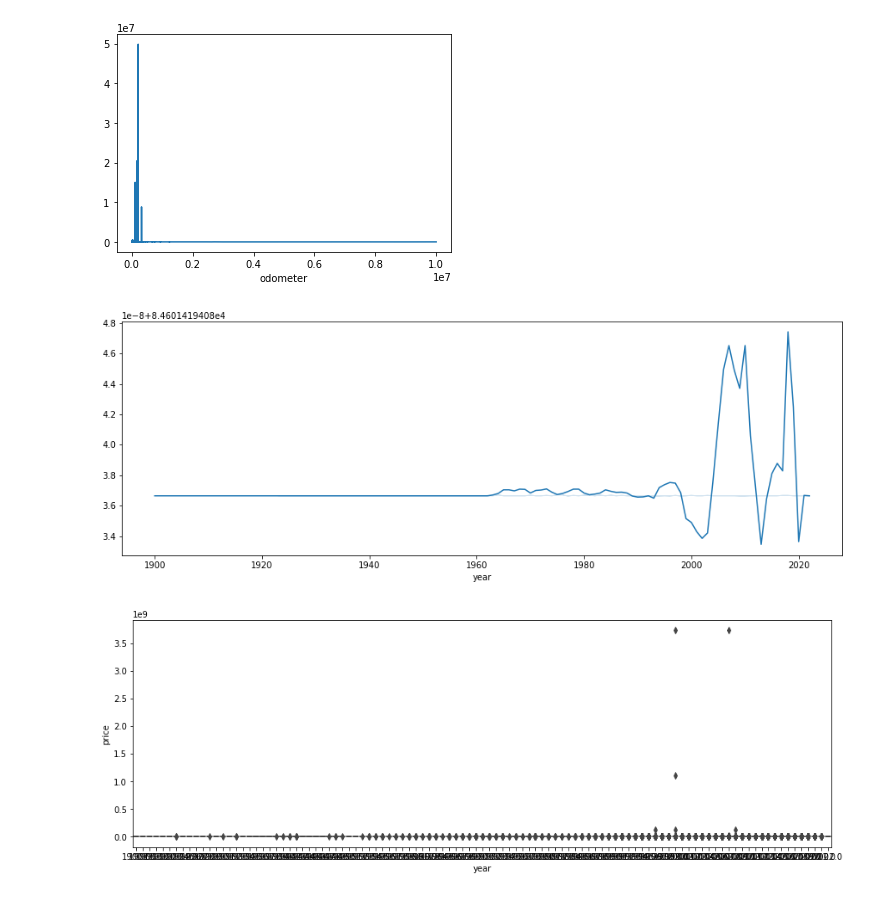
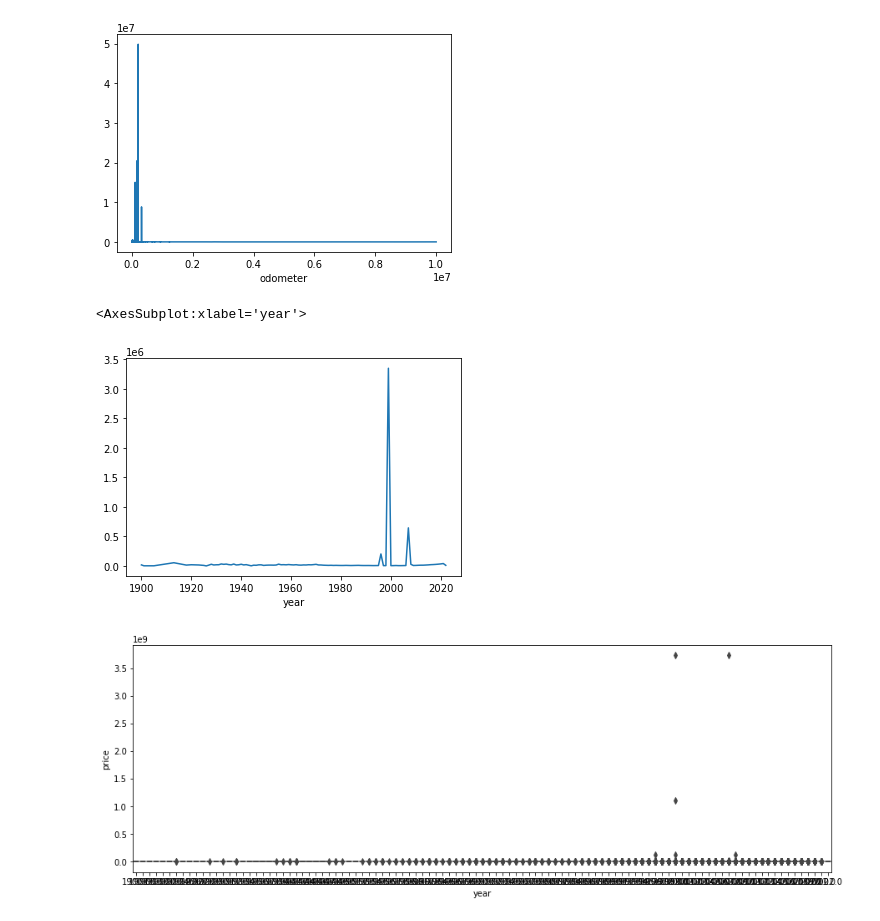
Before and after one commit to kwanjeff/DataTrack, a Jupyter notebook: Capstone 3/2. EDA_Ussed_Car_Prices.ipynb, the cells around one changed output. Drawn from its saved outputs; the diff is of its cells as text; code cells hidden in the pictures.

```diff
--- a/Capstone 3/2. EDA_Ussed_Car_Prices.ipynb
+++ b/Capstone 3/2. EDA_Ussed_Car_Prices.ipynb
@@ -425,16 +419,13 @@ UsedVehicle.groupby('odometer')['price'].mean().plot()
 # %% [output]
 <AxesSubplot:xlabel='odometer'>
 [figure]
-# %%
-#Task 5.3.1
-#not correct
-#box plot
-plt.figure(figsize = (15,5))
-#group by year then price.mean()
-sns.lineplot(x=UsedVehicle['year'] ,y=UsedVehicle['price'].mean());
-plt.show()
-# %% [output]
-[figure, removed]
+# %%
+#Task 5.3.1
+YP= UsedVehicle.groupby('year')['price'].mean()
+YP.plot()
+# %% [output]
+<AxesSubplot:xlabel='year'>
+[figure, added]
 # %%
 #Task 5.4
 #box plot
```
Also changed, not shown: parts of 18 cells of this notebook.
